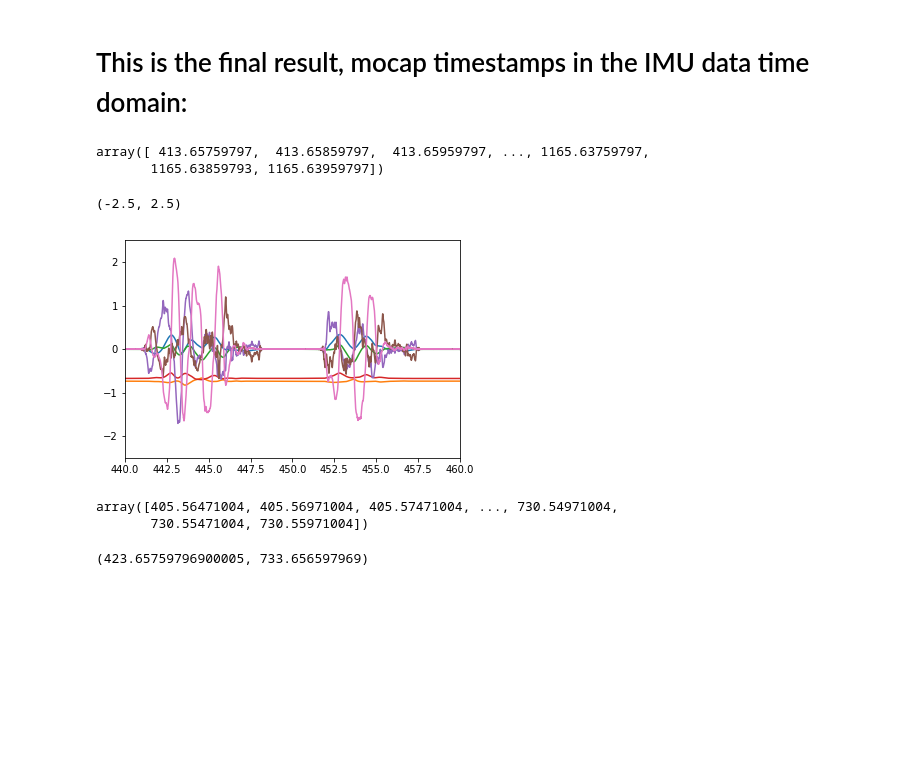
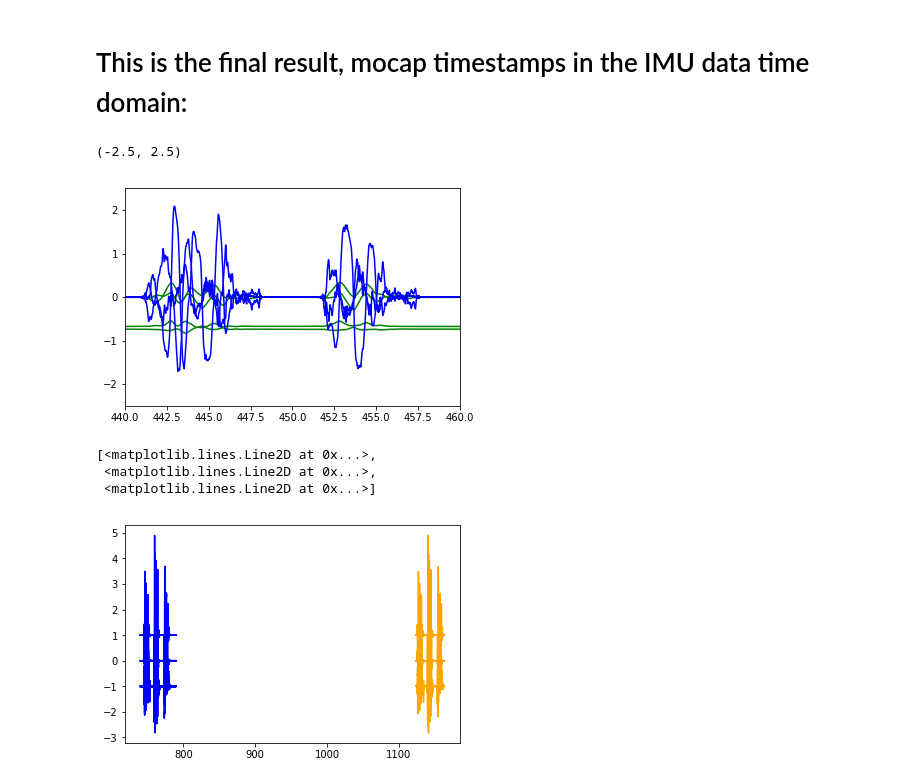
Before and after one commit to Marselka/mocap_imu_offset_obtaining_, a Jupyter notebook: mocap_imu_offset_otaining.ipynb, the cells around one changed output. Cells and saved outputs as stored; diff of their text form; code cells hidden in the pictures; blank space fills up the shorter version.

```diff
--- a/mocap_imu_offset_otaining.ipynb
+++ b/mocap_imu_offset_otaining.ipynb
@@ -29,7 +29,7 @@ d = np.array([-1.0, 0.0, 1.0])
 # %% [markdown]
 ### Mocap data handler class
 # %%
-class Data:
+class MocapData:
     '''Class for handling mocap data
     '''
 
@@ -40,7 +40,8 @@ class Data:
         self.indexes_whole = self.df.index
         self.indexes_notna = self.df[self.df.notna().all(axis=1)].index
 
-    def get_data(self, indexes):
+    def get_data(self, notna_only=True):
+        indexes = self.indexes_notna if notna_only else self.indexes_whole
         timestamps = self.df[['Time (Seconds)']].to_numpy().squeeze()[indexes]
         quats = self.df[['X', 'Y', 'Z', 'W']].to_numpy()[indexes]
 
@@ -50,8 +62,7 @@ class Data:
 # %%
-imu_data = pd.read_csv('data/imu.csv', header=None)
-
-imu_timestamps = imu_data[[0]].to_numpy().squeeze() * 1e-9
-imu_ang_vel = imu_data[[1, 2, 3]].to_numpy()
+imu_data = pd.read_csv('kek2.zip', compression='zip')
+imu_timestamps = imu_data['t'].to_numpy().squeeze() * 1.0e-9
+imu_ang_vel = imu_data[['ox', 'oy', 'oz']].to_numpy()
 # %%
 plt.figure(figsize=(10,5))
 plt.title('Entire IMU dataset')
@@ -84,9 +95,9 @@ plt.ylabel(r'$\omega$, rad$^{-1}$');
 # %% [markdown]
 ### Read mocap data including timestamps and orientations
 # %%
-mocap_data_obj = Data('data/mocap.csv', fs=200.)
-mocap_all_timestamps, mocap_all_quaternions = mocap_data_obj.get_data(mocap_data_obj.indexes_whole)
-mocap_notna_timestamps, mocap_notna_quaternions = mocap_data_obj.get_data(mocap_data_obj.indexes_notna)
+mocap_data_obj = MocapData('data/mocap.csv', fs=200.)
+mocap_all_timestamps, mocap_all_quaternions = mocap_data_obj.get_data(notna_only=False)
+mocap_notna_timestamps, mocap_notna_quaternions = mocap_data_obj.get_data(notna_only=True)
 dt = np.diff(mocap_all_timestamps).mean()
-dt
+print(f'Mocap data sampling period is {dt * 1000.} ms, rate is {1./dt} Hz')
 # %% [output]
@@ -202,27 +199,21 @@ for i in range(tns_mocap_timestamps.shape[0]):
 # %% [markdown]
 # This is the final result, mocap timestamps in the IMU data time domain:
 # %%
-mocap_time_raw_aligned = mocap_time_raw - mocap_mcu_clock_offset#(slope*mocap_time_raw + intercept)
-mocap_time_aligned = mocap_time - mocap_mcu_clock_offset#(slope*mocap_time + intercept)
+mocap_all_timestamps_aligned = mocap_all_timestamps - mocap_mcu_clock_offset#(slope*mocap_time_raw + intercept)
+mocap_notna_timestamps_aligned = mocap_notna_timestamps - mocap_mcu_clock_offset#(slope*mocap_time + intercept)
-# %%
-mcu_time
-# %% [output]
-array([ 413.65759797,  413.65859797,  413.65959797, ..., 1165.63759797,
-       1165.63859793, 1165.63959797])
 # %%
-plt.plot(mocap_time_raw_aligned, mocap_quat_raw)
-plt.plot(mcu_time, mcu_omega)
+plt.plot(mocap_all_timestamps_aligned, mocap_all_quaternions, 'g')
+plt.plot(imu_timestamps, imu_ang_vel, 'b')
 plt.xlim(440, 460)
 plt.ylim(-2.5,2.5)
 # %% [output]
 (-2.5, 2.5)
-[figure, old version]
+[figure, new version]
-# %%
-mocap_times[0] - mocap_mcu_clock_offset#(slope*np.array(mocap_times[0]) + intercept)
-# %% [output]
-array([405.56471004, 405.56971004, 405.57471004, ..., 730.54971004,
-       730.55471004, 730.55971004])
-# %%
-mcu_gyro_time[0], mcu_gyro_time[-1]
-# %% [output]
-(423.65759796900005, 733.656597969)
+# %%
+plt.plot(mocap_t, mocap_av + d, 'b')
+plt.plot(imu_t, (time_sync.M @ imu_av.T).T + d, 'orange')
+# %% [output]
+[<matplotlib.lines.Line2D at 0x...>,
+ <matplotlib.lines.Line2D at 0x...>,
+ <matplotlib.lines.Line2D at 0x...>]
+[figure, added]
```
Also changed, not shown: parts of 11 cells of this notebook.
